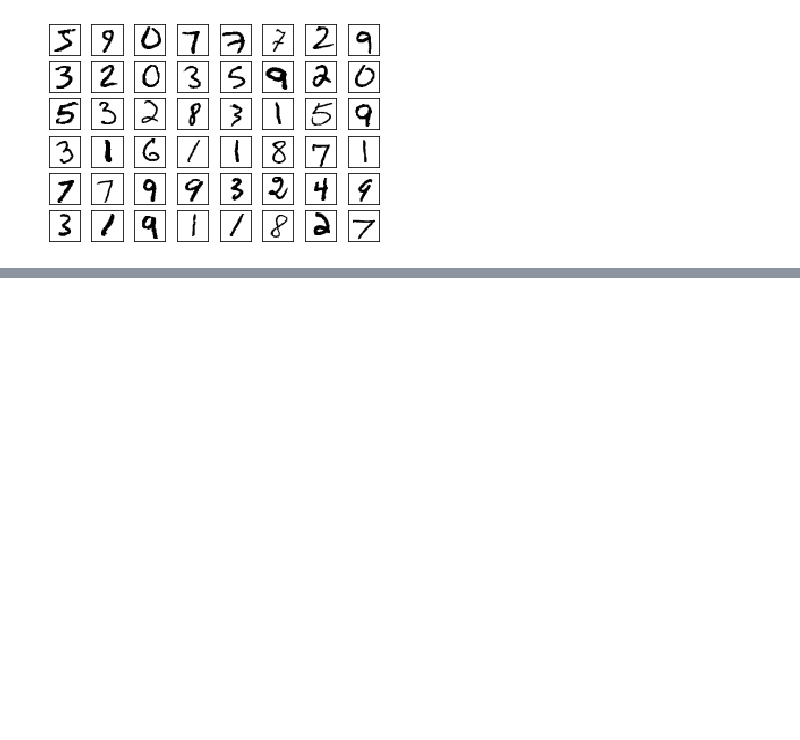
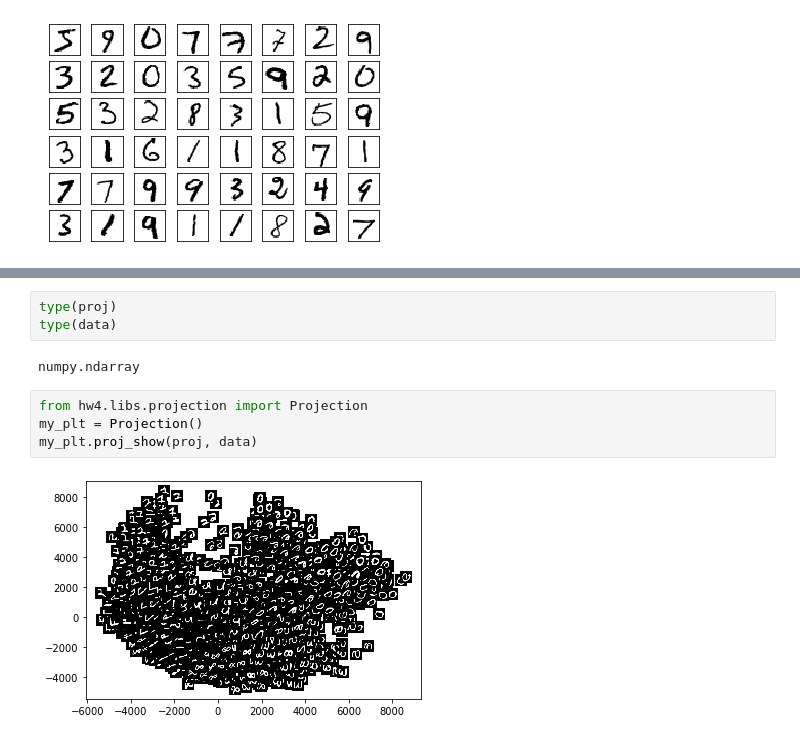
Before and after one commit to ardihikaru/mlsp, a Jupyter notebook: isomap_digits.ipynb, the cells around one changed output, grey strips where cells are left out. Saved outputs shown, nothing was run; the diff lists cells and outputs as text; blank space fills up the shorter version.

```diff
--- a/isomap_digits.ipynb
+++ b/isomap_digits.ipynb
@@ -120,4 +140,15 @@ plt.clim(-0.5, 9.5);
 [figure]
+# %%
+type(proj)
+type(data)
+# %% [output]
+numpy.ndarray
+# %%
+from hw4.libs.projection import Projection
+my_plt = Projection()
+my_plt.proj_show(proj, data)
+# %% [output]
+[figure, added]
 # %%
 fig, ax = plt.subplots(figsize=(10, 10))
 plot_components(faces.data,
```
Also changed, not shown: parts of 5 cells of this notebook, 13 other files.
